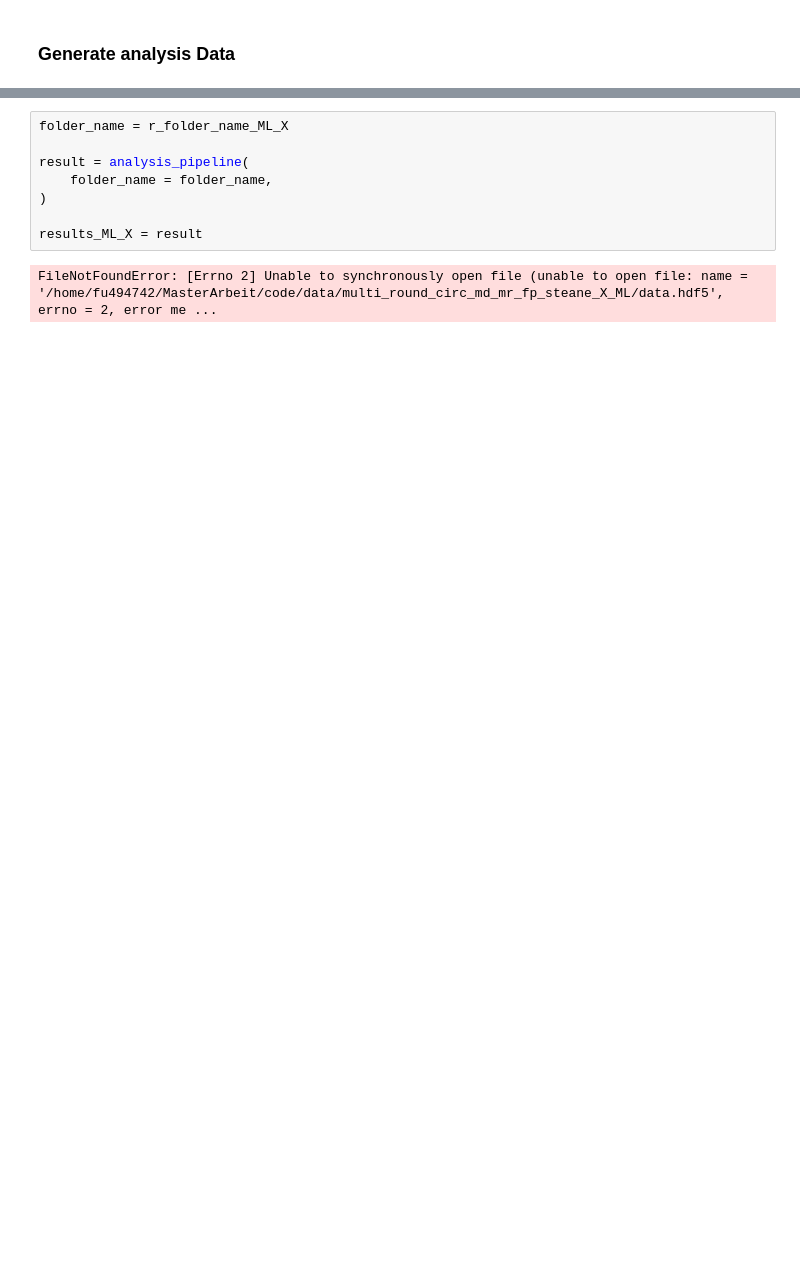
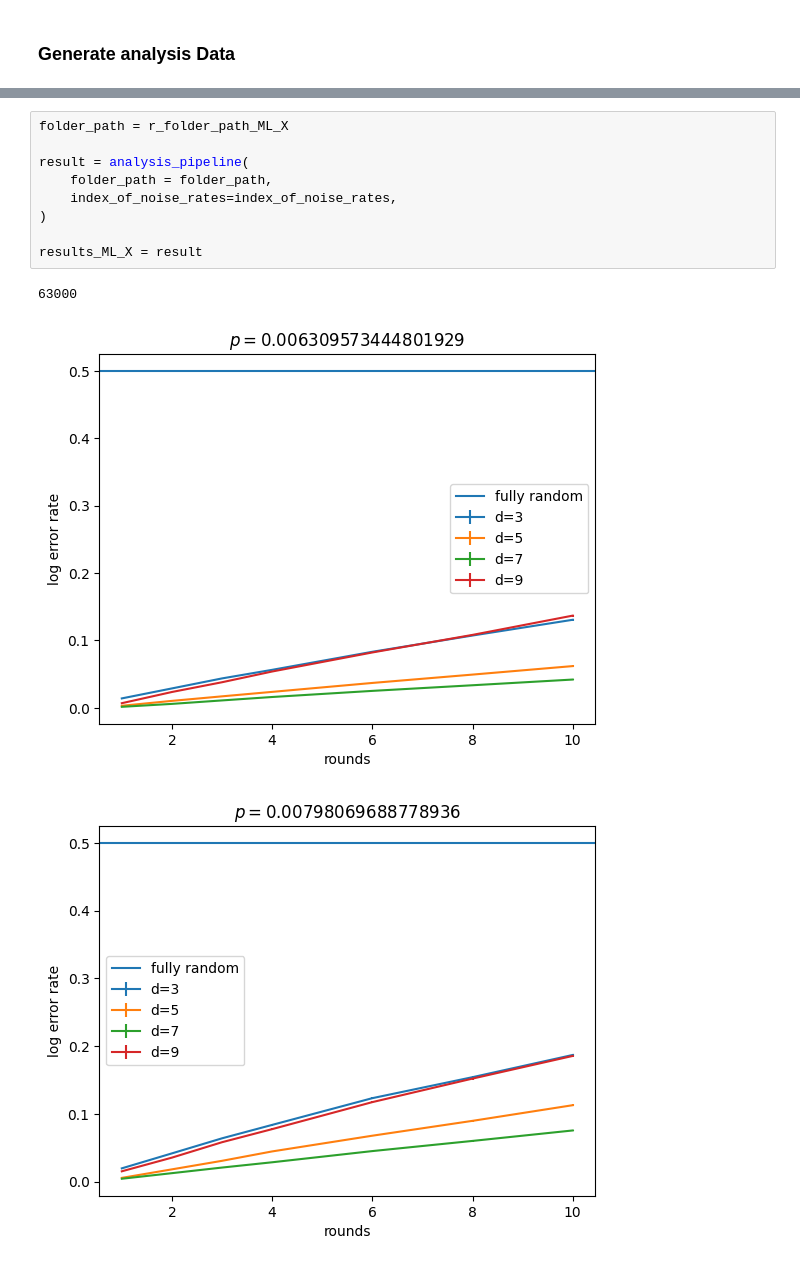
Before and after one commit to leonardlux/MasterArbeit, a Jupyter notebook: code/result_mutli_round_fixed_p.ipynb, the cells around one changed output, grey strips where cells are left out. Drawn from its saved outputs; the diff is of its cells as text; blank space fills up the shorter version.

```diff
--- a/code/result_mutli_round_fixed_p.ipynb
+++ b/code/result_mutli_round_fixed_p.ipynb
@@ -258,10 +255,13 @@ results_ML_Z = result
 # %%
-folder_name = r_folder_name_ML_X
+folder_path = r_folder_path_ML_X
 
 result = analysis_pipeline(
-    folder_name = folder_name,
+    folder_path = folder_path,
+    index_of_noise_rates=index_of_noise_rates,
 )
 
 results_ML_X = result
 # %% [output]
-FileNotFoundError: [Errno 2] Unable to synchronously open file (unable to open file: name = '/home/fu494742/MasterArbeit/code/data/multi_round_circ_md_mr_fp_steane_X_ML/data.hdf5', errno = 2, error me ...
+63000
+[figure, added]
+[figure, added]
```
Also changed, not shown: parts of 17 cells of this notebook, 11 other files.
